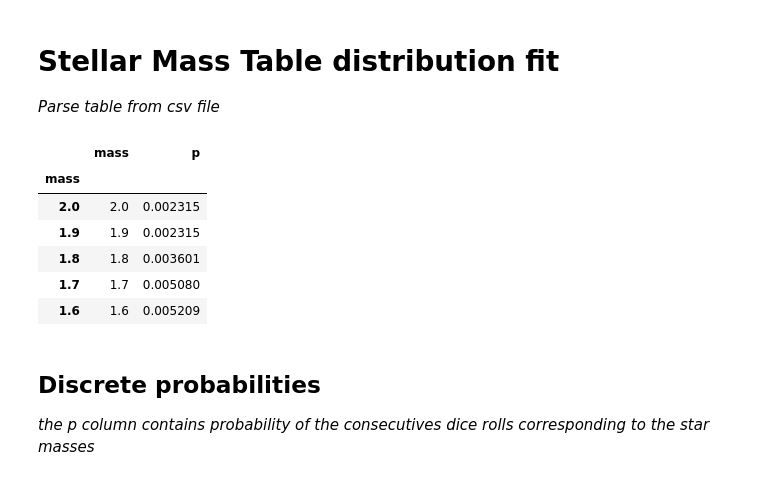
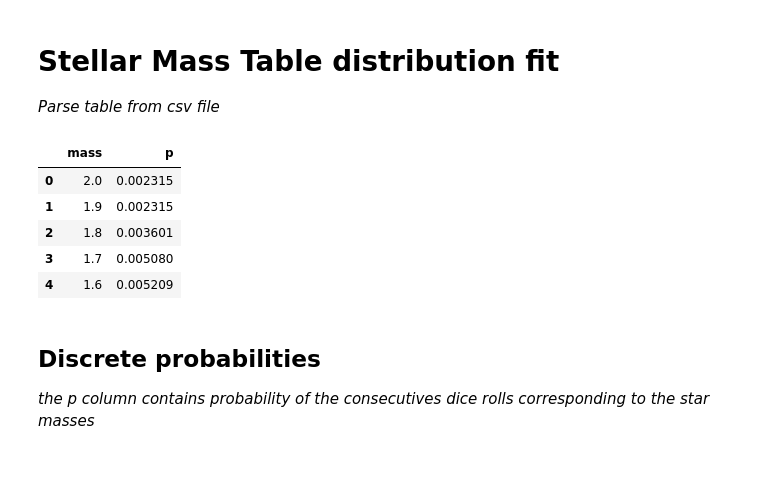
Before and after one commit to vialdj/gs4worldbuilding, a Jupyter notebook: notebooks/stellar_mass.ipynb, the cells around one changed output. Drawn from its saved outputs; the diff is of its cells as text; code cells hidden in the pictures.

```diff
--- a/notebooks/stellar_mass.ipynb
+++ b/notebooks/stellar_mass.ipynb
@@ -4,18 +4,16 @@
 # %%
 from pandas import read_csv
 
 
 df = read_csv('stellar_mass.csv')
-df = df.set_index(df.mass)
 df.head()
 # %% [output]
 |  | mass | p |
-| mass |  |  |
-| 2.0 | 2.0 | 0.002315 |
-| 1.9 | 1.9 | 0.002315 |
-| 1.8 | 1.8 | 0.003601 |
-| 1.7 | 1.7 | 0.005080 |
-| 1.6 | 1.6 | 0.005209 |
+| 0 | 2.0 | 0.002315 |
+| 1 | 1.9 | 0.002315 |
+| 2 | 1.8 | 0.003601 |
+| 3 | 1.7 | 0.005080 |
+| 4 | 1.6 | 0.005209 |
 # %% [markdown]
 ## Discrete probabilities
 *the p column contains probability of the consecutives dice rolls corresponding to the star masses*
```
Also changed, not shown: parts of 12 cells of this notebook, 1 other file.
